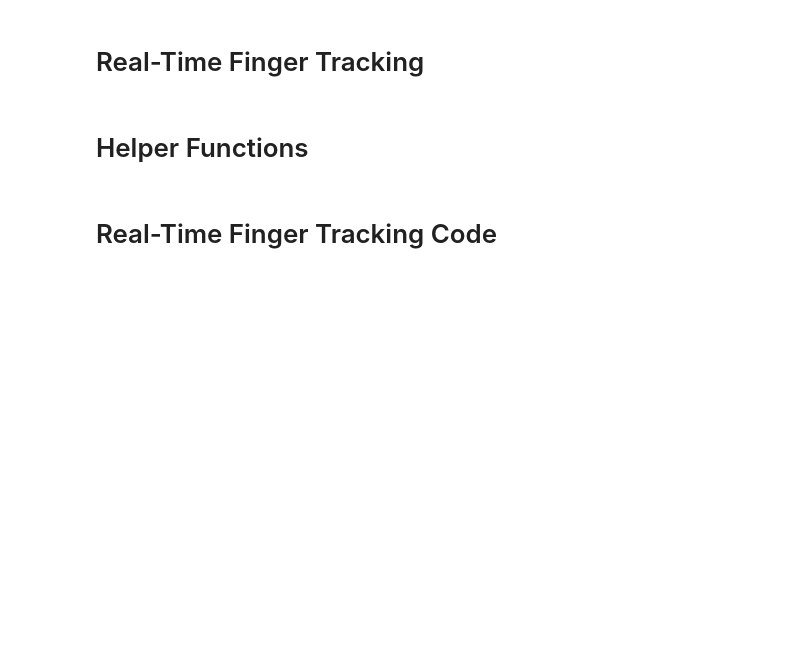
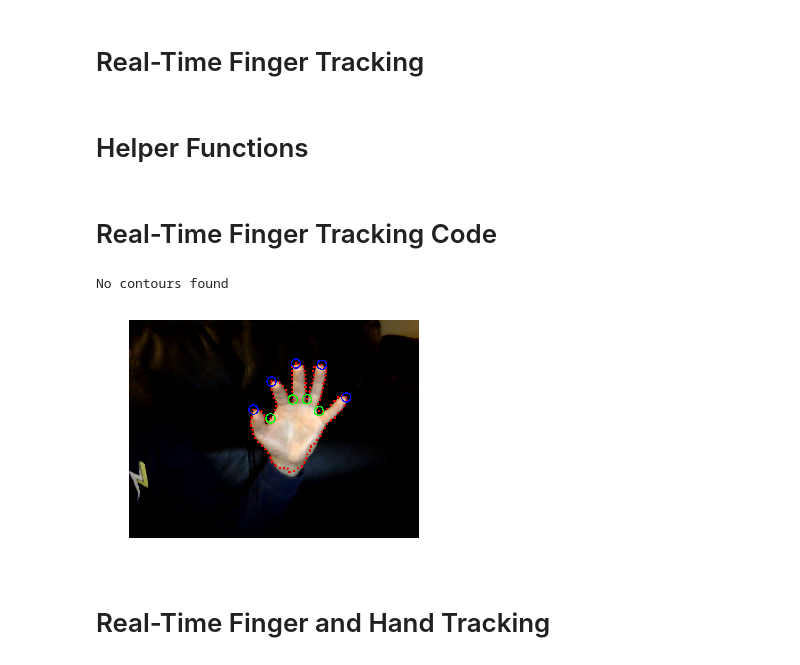
Before and after one commit to buenayerba/hand-and-finger-tracking, a Jupyter notebook: tutorial2_real_time_fingertip_tracking.ipynb, the cells around one changed output. Saved outputs shown, nothing was run; the diff lists cells and outputs as text; code cells hidden in the pictures; blank space fills up the shorter version.

Commit message:
added code for static finger tracking

```diff
--- a/tutorial2_real_time_fingertip_tracking.ipynb
+++ b/tutorial2_real_time_fingertip_tracking.ipynb
@@ -62,0 +73,19 @@ def getHandContours(mask):
+# %%
+# # Helper function that updates an array of stored points, corresponding to
+# # valleys or peaks)
+# pointDict: {index -> k_curv}
+
+def update(pointDict, j, kCurv, samplePoints):
+
+    for i in pointDict:
+
+        # if index j is close to one of the stored indices
+        if abs(i-j) <= 10 or abs(i-j) >= len(samplePoints) - 10:
+
+            # if k-curvature of point j is smaller, replace i by it
+            if kCurv < pointDict[i]:
+                pointDict[j] = kCurv
+                del pointDict[i]
+            return pointDict
+    pointDict[j] = kCurv
+    return pointDict
@@ -65,33 +117,59 @@ def getHandContours(mask):
 # %%
 camera = cv2.VideoCapture(0)
 # reduce frame size to speed it up
 w = 640
 camera.set(cv2.CAP_PROP_FRAME_WIDTH, w)
 camera.set(cv2.CAP_PROP_FRAME_HEIGHT, w * 3/4)
 camera.set(cv2.CAP_PROP_EXPOSURE,-4)
 
+# k-curvature parameters:
+k = 5
+thresh_angle = 70
+
 
 while True:
     # Get frame and flip it
     ret, frame = camera.read()
     frame = cv2.flip(frame, 1)
 
     frame = cv2.medianBlur(frame,5) # Apply median blur
-    mask = segment_skin_ycrcb(frame) # Mask
+    mask = segment_skin_ycrcb(frame) # Get mask
     cv2.imshow("MASK", mask)
     cnt = getHandContours(mask) # Hand Contour
 
-    if cnt is None or len(cnt) <= 400:
+    # If contour is None or too small, continue
+    if cnt is None or len(cnt) <= 300:
         print "No contours found"
+        continue
 
-    else:
-        cnt2 = smoothenContour(cnt, 10)
-        cv2.drawContours(frame, [cnt], 0, (0,255,0), 2)
+    # Get sample points
+    interval = len(cnt)/100
+    sample_points = cnt[0:len(cnt):interval]
+
+    # Draw sample points
+    for i in range(len(sample_points)):
+        cv2.circle(frame, tuple(sample_points[i][0]), 1, (0, 0, 255), 2)
+
+    # Get and draw peaks and valleys
+    peaks, valleys = getPeaksAndValleys(sample_points, thresh_angle, k)
+
+    for i in peaks:
+        cv2.circle(frame, tuple(sample_points[i][0]), 10, (255, 0, 0), 2)
+    for i in valleys:
+        cv2.circle(frame, tuple(sample_points[i][0]), 10, (0, 255, 0), 2)
 
     if cv2.waitKey(5) == 27:
         break
+    elif cv2.waitKey(5) == 32:
+        cv2.imwrite("saved_frame.jpg", frame)
+        imshow(frame)
 
     cv2.imshow("VideoFrame", frame)
 
 cv2.destroyAllWindows()
 camera.release()
+# %% [output]
+No contours found
+[figure, added]
+# %% [markdown]
+# Real-Time Finger and Hand Tracking
```
Also changed, not shown: parts of 6 cells of this notebook, 2 other files.
